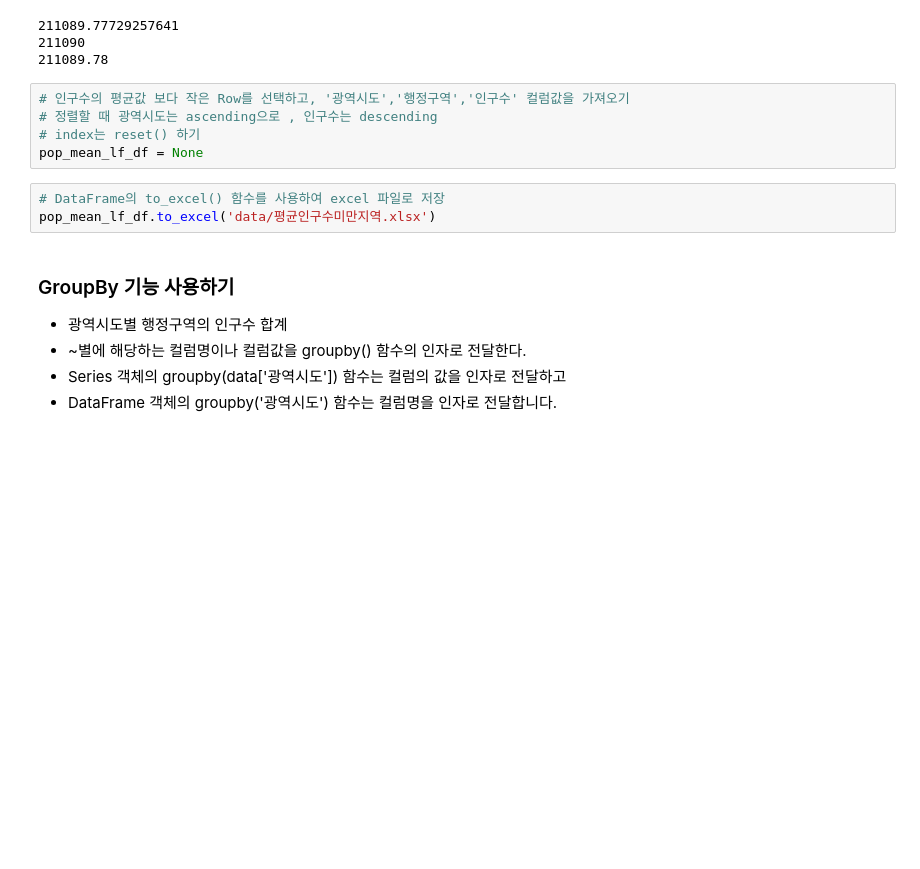
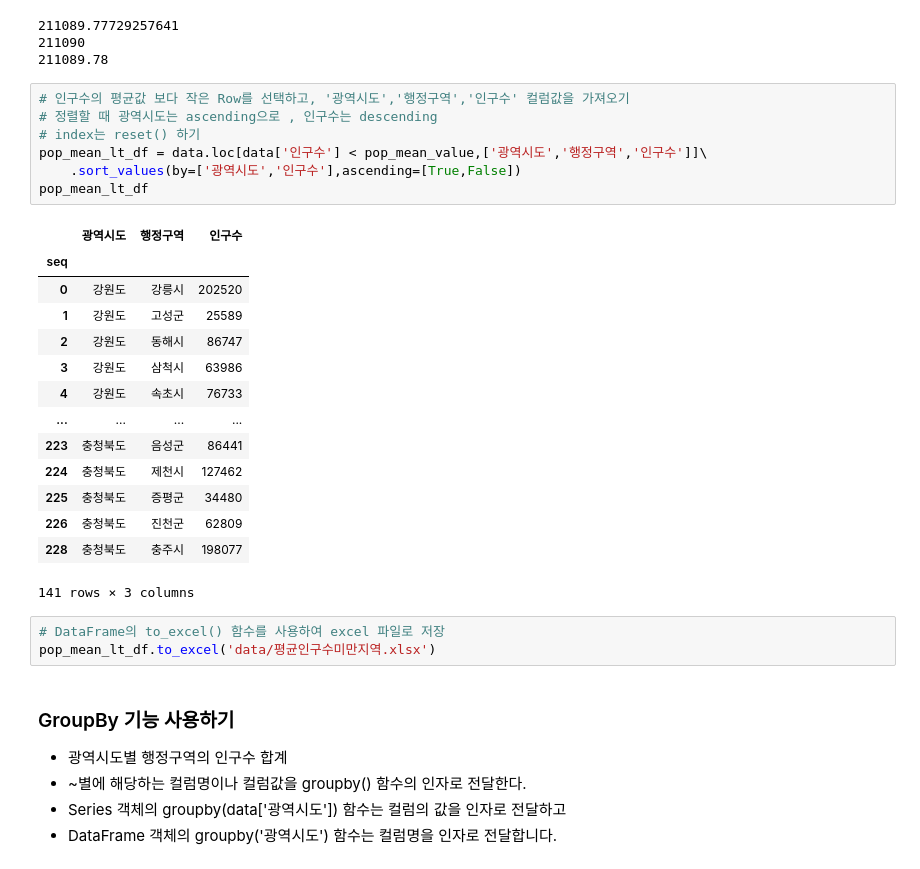
Before and after one commit to mysoyul/Python_WebScraping_Analysis_202511, a Jupyter notebook: 03.행정구역정보_분석과시각화.ipynb, the cells around one changed output. Saved outputs shown, nothing was run; the diff lists cells and outputs as text; blank space fills up the shorter version.

```diff
--- a/03.행정구역정보_분석과시각화.ipynb
+++ b/03.행정구역정보_분석과시각화.ipynb
@@ -631,11 +671,28 @@ print(f'{pop_mean_value:.2f}')
 # %%
 # 인구수의 평균값 보다 작은 Row를 선택하고, '광역시도','행정구역','인구수' 컬럼값을 가져오기
 # 정렬할 때 광역시도는 ascending으로 , 인구수는 descending
 # index는 reset() 하기
-pop_mean_lf_df = None
+pop_mean_lt_df = data.loc[data['인구수'] < pop_mean_value,['광역시도','행정구역','인구수']]\
+    .sort_values(by=['광역시도','인구수'],ascending=[True,False])
+pop_mean_lt_df
+# %% [output]
+|  | 광역시도 | 행정구역 | 인구수 |
+| seq |  |  |  |
+| 0 | 강원도 | 강릉시 | 202520 |
+| 1 | 강원도 | 고성군 | 25589 |
+| 2 | 강원도 | 동해시 | 86747 |
+| 3 | 강원도 | 삼척시 | 63986 |
+| 4 | 강원도 | 속초시 | 76733 |
+| ... | ... | ... | ... |
+| 223 | 충청북도 | 음성군 | 86441 |
+| 224 | 충청북도 | 제천시 | 127462 |
+| 225 | 충청북도 | 증평군 | 34480 |
+| 226 | 충청북도 | 진천군 | 62809 |
+| 228 | 충청북도 | 충주시 | 198077 |
+141 rows × 3 columns
 # %%
 # DataFrame의 to_excel() 함수를 사용하여 excel 파일로 저장
-pop_mean_lf_df.to_excel('data/평균인구수미만지역.xlsx')
+pop_mean_lt_df.to_excel('data/평균인구수미만지역.xlsx')
 # %% [markdown]
 ### GroupBy 기능 사용하기
 * 광역시도별 행정구역의 인구수 합계
```
Also changed, not shown: parts of 6 cells of this notebook.
